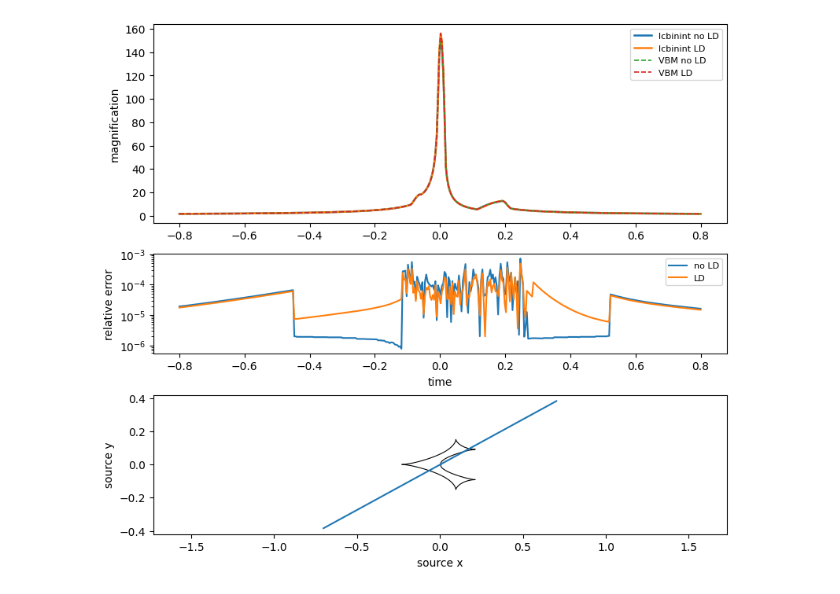
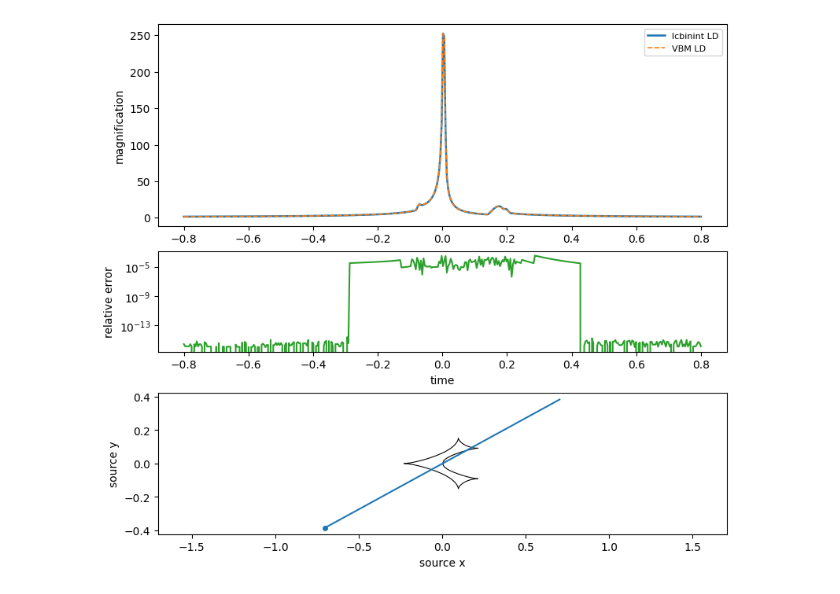
Before and after one commit to NunotaKansuke/lcbinint, a Jupyter notebook: example/compare-vbm/lcbinint_vbm_light_curve_comparison.ipynb, the cells around one changed output. Cells and saved outputs as stored; diff of their text form; code cells hidden in the pictures.

```diff
--- a/example/compare-vbm/lcbinint_vbm_light_curve_comparison.ipynb
+++ b/example/compare-vbm/lcbinint_vbm_light_curve_comparison.ipynb
@@ -24,17 +36,28 @@ class Case:
     tE: float = 1.0
     u0: float = -1.0e-3
     alpha: float = 0.5
-    rho: float = 1.0e-2
+    rho: float = 5.0e-3
     t_min: float = -0.8
     t_max: float = 0.8
     n_times: int = 400
 
+
 case = Case()
 times = np.linspace(case.t_min, case.t_max, case.n_times)
+params = {
+    "t0": case.t0,
+    "tE": case.tE,
+    "u0": case.u0,
+    "alpha": case.alpha,
+    "s": case.s,
+    "q": case.q,
+    "rho": case.rho,
+}
 
 options = lcbinint.Options(coordinates="vbm", source_bins=50, max_source_bins=400, reltol=1.0e-3)
+limb_darkening = lcbinint.LimbDarkening.linear(0.5)
 lightcurve = lcbinint.LightCurve(
     lens="binary_lens",
     options=options,
-    limb_darkening=lcbinint.LimbDarkening.linear(0.5),
+    limb_darkening=limb_darkening,
 )
@@ -123,45 +139,43 @@ LD    relative error: max=4.917e-04, p99=3.238e-04, median=2.518e-05, rms=7.024e
 # %%
 trajectory = lightcurve.source_trajectory(
-    times,
-    t0=case.t0,
-    tE=case.tE,
-    u0=case.u0,
-    alpha=case.alpha,
-    s=case.s,
-    q=case.q,
+    times.tolist(),
+    t0=params["t0"],
+    tE=params["tE"],
+    u0=params["u0"],
+    alpha=params["alpha"],
+    s=params["s"],
+    q=params["q"],
 )
 caustics = lightcurve.caustics(s=case.s, q=case.q, n_points=900)
 
 fig, (ax_mag, ax_res, ax_geo) = plt.subplots(
     3,
     1,
     figsize=(8, 7),
     gridspec_kw={"height_ratios": [2.0, 1.0, 1.4]},
     constrained_layout=True,
 )
-ax_mag.plot(times, lc_no_ld, label="lcbinint no LD", lw=1.8)
-ax_mag.plot(times, lc_ld, label="lcbinint LD", lw=1.8)
-if np.all(np.isfinite(vbm_no_ld)):
-    ax_mag.plot(times, vbm_no_ld, "--", label="VBM no LD", lw=1.2)
-    ax_mag.plot(times, vbm_ld, "--", label="VBM LD", lw=1.2)
+
+ax_mag.plot(times, lc_values, label="lcbinint LD", lw=1.8)
+if np.all(np.isfinite(vbm_values)):
+    ax_mag.plot(times, vbm_values, "--", label="VBM LD", lw=1.2)
 ax_mag.set_ylabel("magnification")
 ax_mag.legend(fontsize=8)
 
-if np.all(np.isfinite(vbm_no_ld)):
-    ax_res.semilogy(times, relative_error(vbm_no_ld, lc_no_ld), label="no LD")
-    ax_res.semilogy(times, relative_error(vbm_ld, lc_ld), label="LD")
-    ax_res.legend(fontsize=8)
+if np.all(np.isfinite(vbm_values)):
+    ax_res.semilogy(times, rel, color="tab:green")
 else:
     ax_res.text(0.5, 0.5, "VBM is not installed", ha="center", va="center")
 ax_res.set_ylabel("relative error")
 ax_res.set_xlabel("time")
 
 for xs, ys in zip(caustics.x, caustics.y):
     ax_geo.plot(xs, ys, color="black", lw=0.8)
 ax_geo.plot(trajectory.x, trajectory.y, color="tab:blue", lw=1.5)
+ax_geo.scatter([trajectory.x[0]], [trajectory.y[0]], s=16, color="tab:blue")
 ax_geo.set_aspect("equal", adjustable="datalim")
 ax_geo.set_xlabel("source x")
 ax_geo.set_ylabel("source y")
 plt.show()
 # %% [output]
-[figure, old version]
+[figure, new version]
```
Also changed, not shown: parts of 5 cells of this notebook, 4 other files.
